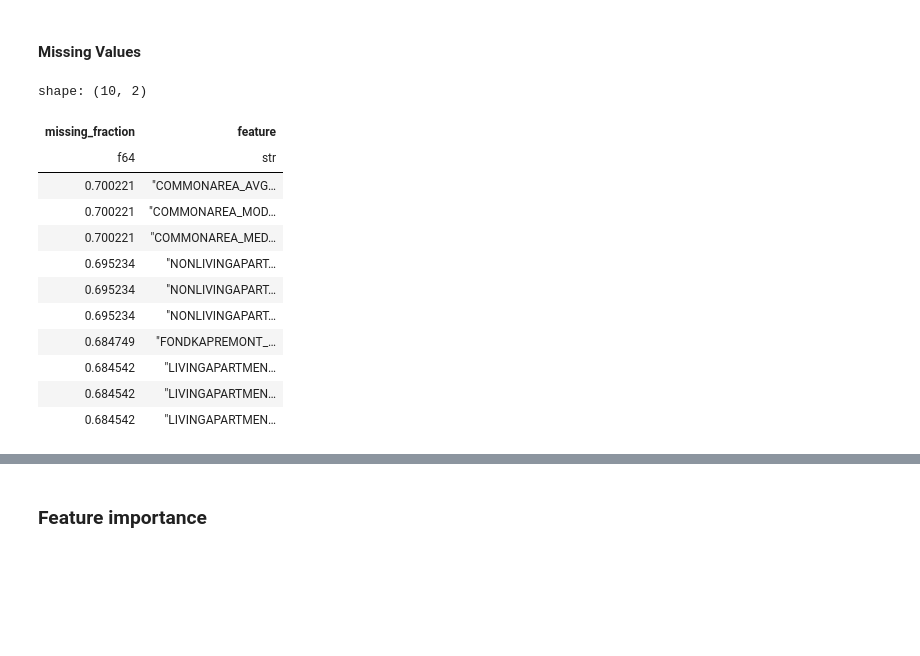
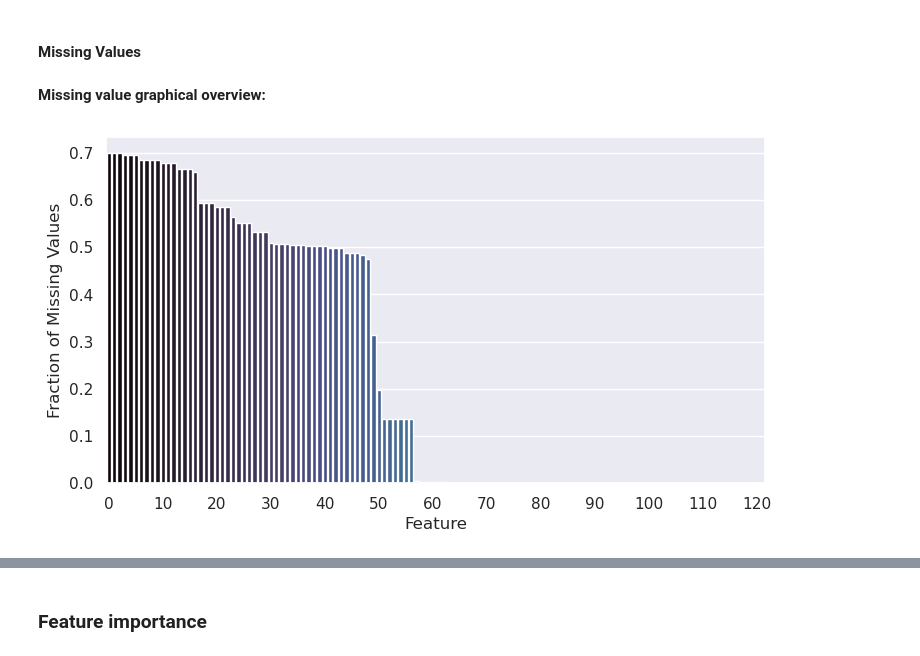
Before and after one commit to gediminas-skvarnavicius/home-credit-group-ml, a Jupyter notebook: EDA.ipynb, the cells around one changed output, grey strips where cells are left out. Drawn from its saved outputs; the diff is of its cells as text; code cells hidden in the pictures; blank space fills up the shorter version.

```diff
--- a/EDA.ipynb
+++ b/EDA.ipynb
@@ -17,6 +21,9 @@ from sklearn.preprocessing import MinMaxScaler
 %aimport auxiliary.lists
 %aimport auxiliary.transformers
 %aimport auxiliary.eda_functions
+# %%
+sns.set()
+BASE_FIG_SIZE=(8.5,4.5)
 # %%
 # applicattion_test=pl.read_csv('data/application_test.csv')
 application_train=pl.read_csv('data/application_train.csv')
@@ -94,25 +44,28 @@ application_train['SK_ID_CURR'].is_duplicated().any()
 False
 # %% [markdown]
 #### Missing Values
-# %%
-pl.DataFrame(
-    {
-        "missing_fraction": application_train.null_count().transpose().to_series()
-        / len(application_train),
-        "feature": application_train.columns,
-    }
-).sort("missing_fraction",descending=True)[:10]
-# %% [output]
-shape: (10, 2)
-| missing_fraction | feature |
-| f64 | str |
-| 0.700221 | "COMMONAREA_AVG… |
-| 0.700221 | "COMMONAREA_MOD… |
-| 0.700221 | "COMMONAREA_MED… |
-| 0.695234 | "NONLIVINGAPART… |
-| 0.695234 | "NONLIVINGAPART… |
-| 0.695234 | "NONLIVINGAPART… |
-| 0.684749 | "FONDKAPREMONT_… |
-| 0.684542 | "LIVINGAPARTMEN… |
-| 0.684542 | "LIVINGAPARTMEN… |
-| 0.684542 | "LIVINGAPARTMEN… |
+# %% [markdown]
+**Missing value graphical overview:**
+# %%
+missing_values_main = pl.DataFrame(
+    {
+        "missing_fraction": application_train.null_count().transpose().to_series()
+        / len(application_train),
+        "feature": application_train.columns,
+    }
+).sort("missing_fraction", descending=True)
+
+fig_main_missing, ax_main_missing = plt.subplots(figsize=BASE_FIG_SIZE)
+sns.barplot(
+    x=missing_values_main["feature"].to_numpy(),
+    y=missing_values_main["missing_fraction"].to_numpy(),
+    ax=ax_main_missing,
+    palette=sns.color_palette('mako',n_colors=len(missing_values_main))
+)
+ax_main_missing.set_xticks(np.arange(len(missing_values_main), step=10))
+ax_main_missing.set_xticklabels(np.arange(len(missing_values_main), step=10))
+ax_main_missing.set_xlabel("Feature")
+ax_main_missing.set_ylabel("Fraction of Missing Values")
+plt.show()
+# %% [output]
+[figure, added]
```
Also changed, not shown: parts of 42 cells of this notebook.
